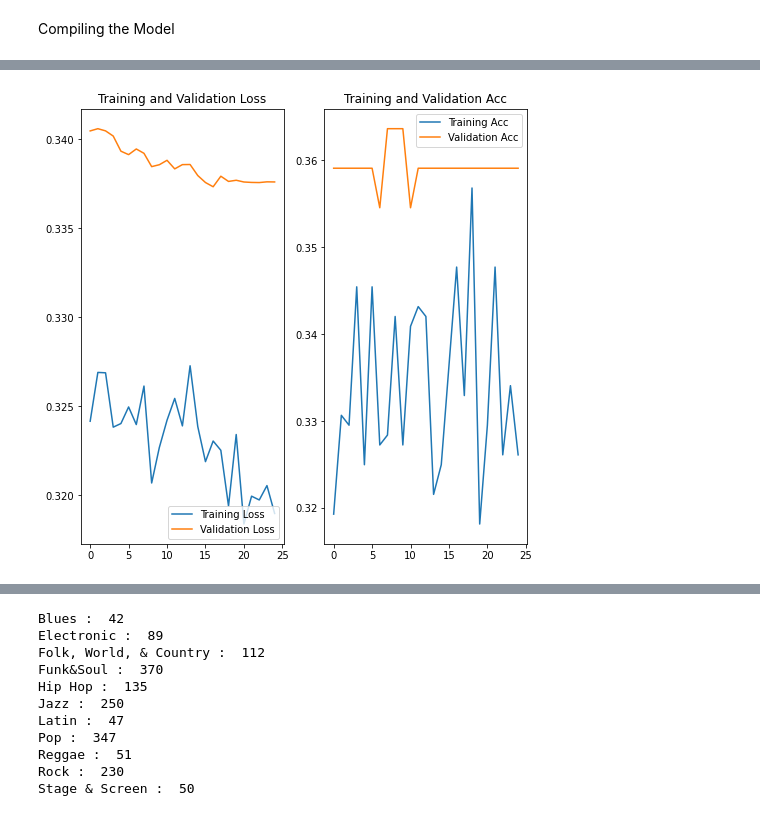
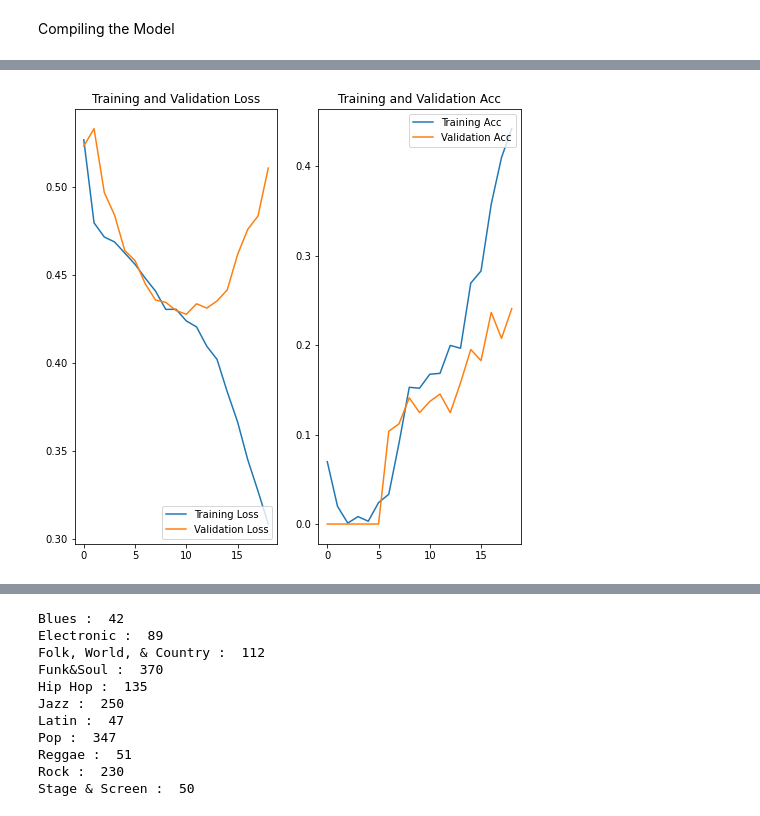
Before and after one commit to cid2rrrr/0220dbtest, a Jupyter notebook: 04.BP_MLL.ipynb, the cells around one changed output, grey strips where cells are left out. Cells and saved outputs as stored; diff of their text form; code cells hidden in the pictures.

```diff
--- a/04.BP_MLL.ipynb
+++ b/04.BP_MLL.ipynb
@@ -152,7 +152,7 @@ def multi_input_model(input_shape, classes):
 
     return model
 # %%
-NUM_CLASSES = 11
+NUM_CLASSES = 7
 IMG_SIZE = 150
 # %%
 model = multi_input_model(IMG_SIZE, NUM_CLASSES)
@@ -176,8 +174,8 @@ optimizer = tf.keras.optimizers.SGD(learning_rate=0.02, momentum=0.9)
 
 
 model.compile(loss = 'binary_crossentropy',
-              optimizer= 'adagrad',
-              metrics=[tf.compat.v1.losses.log_loss, tf.keras.metrics.Recall(), 'accuracy']
+              optimizer= 'adam',
+              metrics=[tf.compat.v1.losses.log_loss, 'Precision', 'Recall', 'BinaryAccuracy']
 
               )
 
@@ -196,15 +194,15 @@ weigh = np.array([1/42, 1/89, 1/112, 1/370, 1/135, 1/250, 1/47, 1/347, 1/51, 1/2
 weigh = weigh * 1205 / 11
 cw = {0:weigh[0], 1:weigh[1], 2:weigh[2], 3:weigh[3], 4:weigh[4], 5:weigh[5], 6:weigh[6], 7:weigh[7], 8:weigh[8], 9:weigh[9], 10:weigh[10]}
 # %%
-img_arr_test = img_arr_s[1100:]
-fac_inp_test = fac_input_s[1100:]
-clr_inp_test = clr_input_s[1100:]
-y_out_test = y_out_s[1100:]
+img_arr_test = img_arr_s[900:]
+fac_inp_test = fac_input_s[900:]
+clr_inp_test = clr_input_s[900:]
+y_out_test = y_out_s[900:]
 
-img_arr_s = img_arr_s[:1100]
-fac_input_s = fac_input_s[:1100]
-clr_input_s = clr_input_s[:1100]
-y_out_s = y_out_s[:1100]
+img_arr_s = img_arr_s[:900]
+fac_input_s = fac_input_s[:900]
+clr_input_s = clr_input_s[:900]
+y_out_s = y_out_s[:900]
 # %%
 with tf.device("/device:GPU:0"):
   history = model.fit(
@@ -237,26 +235,26 @@ Epoch 25/500
 # %%
 import matplotlib.pyplot as plt
 
 acc = history.history['log_loss']
 val_acc = history.history['val_log_loss']
 
-loss = history.history['accuracy']
-val_loss = history.history['val_accuracy']
+loss = history.history['recall']
+val_loss = history.history['val_recall']
 
-epochs_range = range(25)
+epochs_range = range(19)
 
 plt.figure(figsize=(8, 8))
 plt.subplot(1, 2, 1)
 plt.plot(epochs_range, acc, label='Training Loss')
 plt.plot(epochs_range, val_acc, label='Validation Loss')
 plt.legend(loc='lower right')
 plt.title('Training and Validation Loss')
 
 plt.subplot(1, 2, 2)
 plt.plot(epochs_range, loss, label='Training Acc')
 plt.plot(epochs_range, val_loss, label='Validation Acc')
 plt.legend(loc='upper right')
 plt.title('Training and Validation Acc')
 plt.show()
 # %% [output]
-[figure, old version]
+[figure, new version]
```
Also changed, not shown: parts of 12 cells of this notebook, 33 other files.
